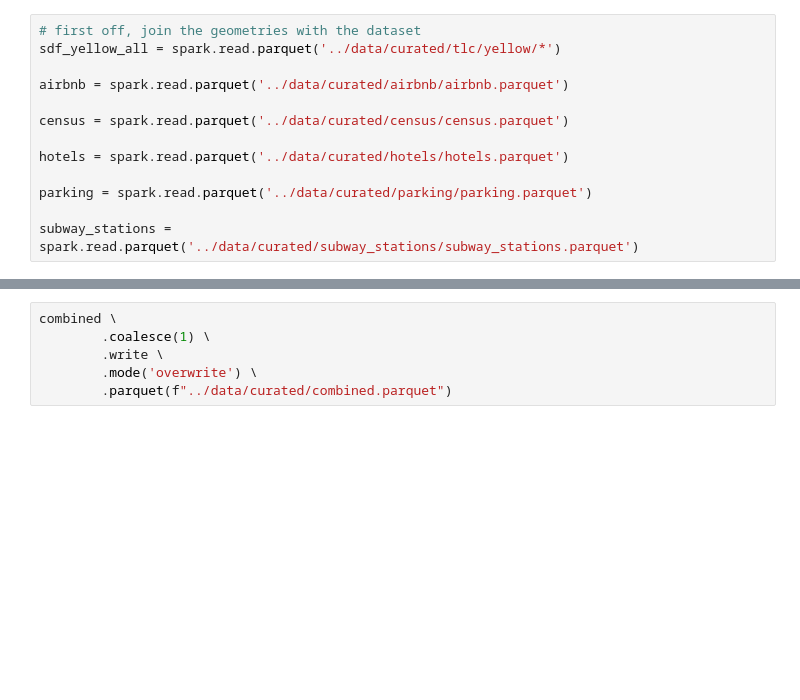
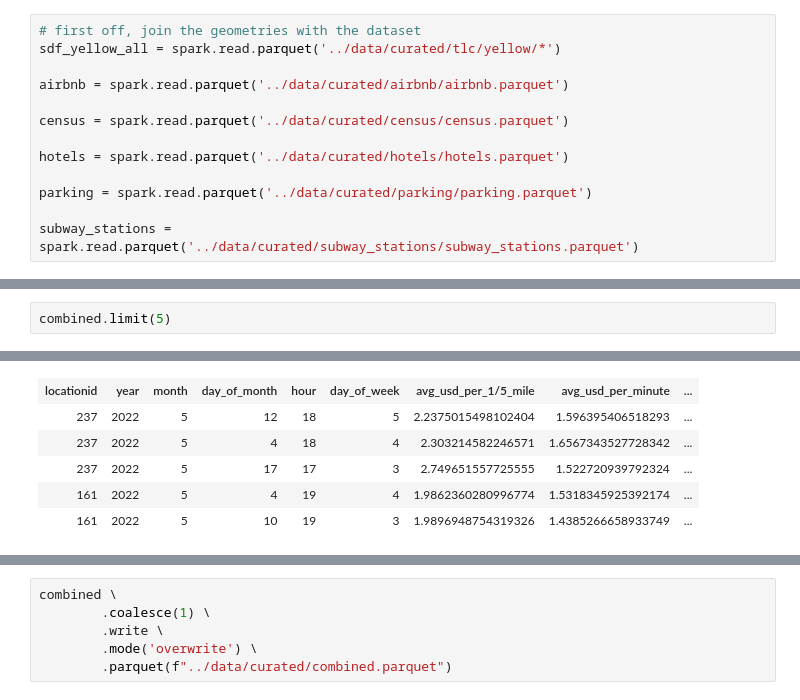
Before and after one commit to jameslafontaine/unimelb-mast30034-solo-project, a Jupyter notebook: notebooks/preprocessing_part_2.ipynb, the cells around one changed output, grey strips where cells are left out. Cells and saved outputs as stored; diff of their text form; blank space fills up the shorter version.

```diff
--- a/notebooks/preprocessing_part_2.ipynb
+++ b/notebooks/preprocessing_part_2.ipynb
@@ -1136,0 +1242,3 @@ combined.count()
+# %%
+combined.limit(5)
+# %% [output]
@@ -1137,3 +1246,9 @@ combined.count()
+| locationid | year | month | day_of_month | hour | day_of_week | avg_usd_per_1/5_mile | avg_usd_per_minute | ... |
+| 237 | 2022 | 5 | 12 | 18 | 5 | 2.2375015498102404 | 1.596395406518293 | ... |
+| 237 | 2022 | 5 | 4 | 18 | 4 | 2.303214582246571 | 1.6567343527728342 | ... |
+| 237 | 2022 | 5 | 17 | 17 | 3 | 2.749651557725555 | 1.522720939792324 | ... |
+| 161 | 2022 | 5 | 4 | 19 | 4 | 1.9862360280996774 | 1.5318345925392174 | ... |
+| 161 | 2022 | 5 | 10 | 19 | 3 | 1.9896948754319326 | 1.4385266658933749 | ... |
 # %%
 sdf_yellow_all.count()
 # %% [output]
```
Also changed, not shown: parts of 16 cells of this notebook, 10 other files.
